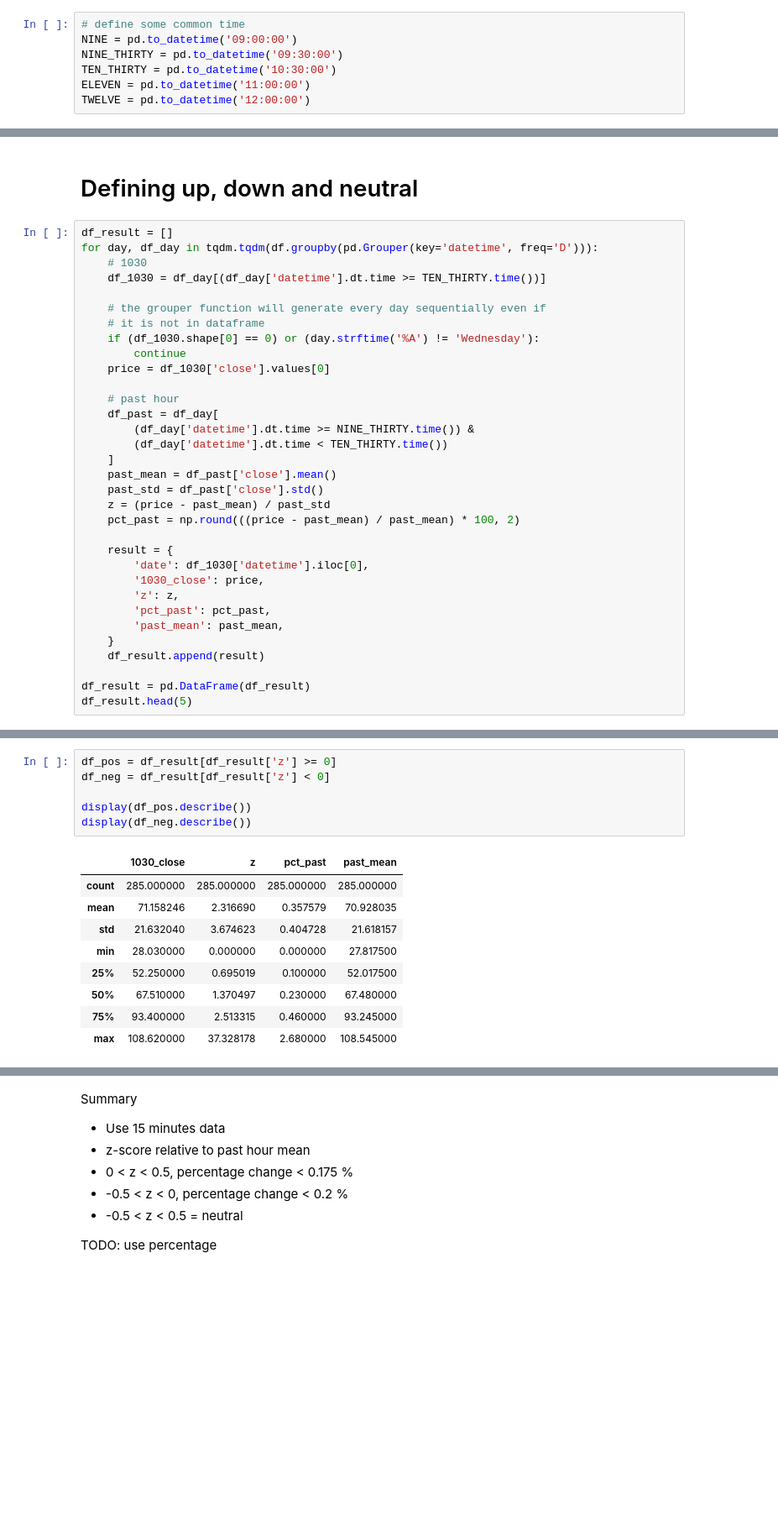
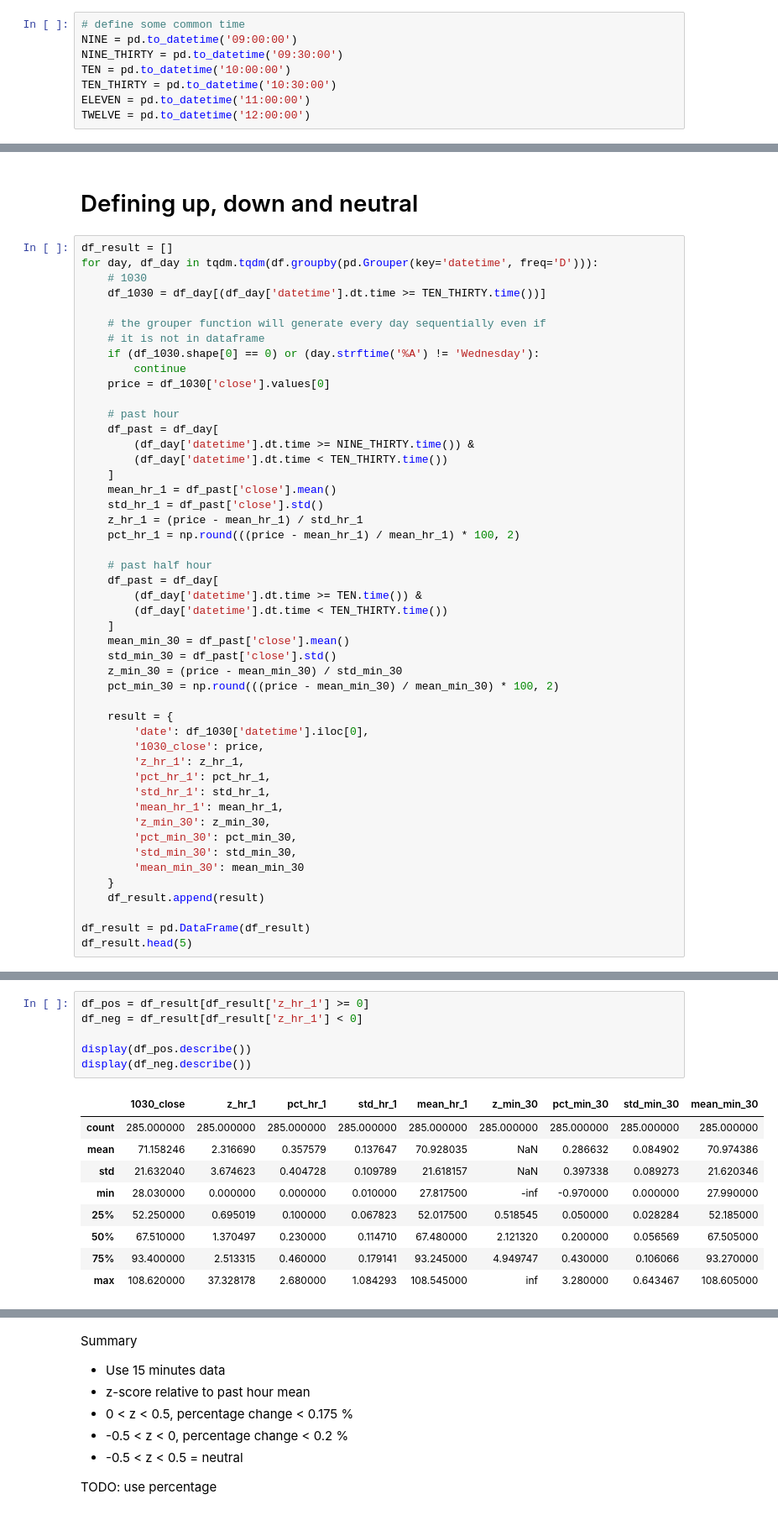
Before and after one commit to daQuincy/Takumi, a Jupyter notebook: 005 - feature_engineering.ipynb, the cells around one changed output, grey strips where cells are left out. Shown at 84% size. Cells and saved outputs as stored; diff of their text form; blank space fills up the shorter version.

```diff
--- a/005 - feature_engineering.ipynb
+++ b/005 - feature_engineering.ipynb
@@ -51,6 +50,7 @@ df.head()
 # define some common time
 NINE = pd.to_datetime('09:00:00')
 NINE_THIRTY = pd.to_datetime('09:30:00')
+TEN = pd.to_datetime('10:00:00')
 TEN_THIRTY = pd.to_datetime('10:30:00')
 ELEVEN = pd.to_datetime('11:00:00')
 TWELVE = pd.to_datetime('12:00:00')
@@ -254,17 +254,32 @@ for day, df_day in tqdm.tqdm(df.groupby(pd.Grouper(key='datetime', freq='D'))):
         (df_day['datetime'].dt.time >= NINE_THIRTY.time()) &
         (df_day['datetime'].dt.time < TEN_THIRTY.time())
     ]
-    past_mean = df_past['close'].mean()
-    past_std = df_past['close'].std()
-    z = (price - past_mean) / past_std
-    pct_past = np.round(((price - past_mean) / past_mean) * 100, 2)
+    mean_hr_1 = df_past['close'].mean()
+    std_hr_1 = df_past['close'].std()
+    z_hr_1 = (price - mean_hr_1) / std_hr_1
+    pct_hr_1 = np.round(((price - mean_hr_1) / mean_hr_1) * 100, 2)
+
+    # past half hour
+    df_past = df_day[
+        (df_day['datetime'].dt.time >= TEN.time()) &
+        (df_day['datetime'].dt.time < TEN_THIRTY.time())
+    ]
+    mean_min_30 = df_past['close'].mean()
+    std_min_30 = df_past['close'].std()
+    z_min_30 = (price - mean_min_30) / std_min_30
+    pct_min_30 = np.round(((price - mean_min_30) / mean_min_30) * 100, 2)
 
     result = {
         'date': df_1030['datetime'].iloc[0],
         '1030_close': price,
-        'z': z,
-        'pct_past': pct_past,
-        'past_mean': past_mean,
+        'z_hr_1': z_hr_1,
+        'pct_hr_1': pct_hr_1,
+        'std_hr_1': std_hr_1,
+        'mean_hr_1': mean_hr_1,
+        'z_min_30': z_min_30,
+        'pct_min_30': pct_min_30,
+        'std_min_30': std_min_30,
+        'mean_min_30': mean_min_30
     }
     df_result.append(result)
 
@@ -295,18 +311,18 @@ sns.boxplot(data=df_result['z'])
 <Axes: >
 [figure]
 # %%
-df_pos = df_result[df_result['z'] >= 0]
-df_neg = df_result[df_result['z'] < 0]
+df_pos = df_result[df_result['z_hr_1'] >= 0]
+df_neg = df_result[df_result['z_hr_1'] < 0]
 
 display(df_pos.describe())
 display(df_neg.describe())
 # %% [output]
-|  | 1030_close | z | pct_past | past_mean |
-| count | 285.000000 | 285.000000 | 285.000000 | 285.000000 |
-| mean | 71.158246 | 2.316690 | 0.357579 | 70.928035 |
-| std | 21.632040 | 3.674623 | 0.404728 | 21.618157 |
-| min | 28.030000 | 0.000000 | 0.000000 | 27.817500 |
-| 25% | 52.250000 | 0.695019 | 0.100000 | 52.017500 |
-| 50% | 67.510000 | 1.370497 | 0.230000 | 67.480000 |
-| 75% | 93.400000 | 2.513315 | 0.460000 | 93.245000 |
-| max | 108.620000 | 37.328178 | 2.680000 | 108.545000 |
+|  | 1030_close | z_hr_1 | pct_hr_1 | std_hr_1 | mean_hr_1 | z_min_30 | pct_min_30 | std_min_30 | mean_min_30 |
+| count | 285.000000 | 285.000000 | 285.000000 | 285.000000 | 285.000000 | 285.000000 | 285.000000 | 285.000000 | 285.000000 |
+| mean | 71.158246 | 2.316690 | 0.357579 | 0.137647 | 70.928035 | NaN | 0.286632 | 0.084902 | 70.974386 |
+| std | 21.632040 | 3.674623 | 0.404728 | 0.109789 | 21.618157 | NaN | 0.397338 | 0.089273 | 21.620346 |
+| min | 28.030000 | 0.000000 | 0.000000 | 0.010000 | 27.817500 | -inf | -0.970000 | 0.000000 | 27.990000 |
+| 25% | 52.250000 | 0.695019 | 0.100000 | 0.067823 | 52.017500 | 0.518545 | 0.050000 | 0.028284 | 52.185000 |
+| 50% | 67.510000 | 1.370497 | 0.230000 | 0.114710 | 67.480000 | 2.121320 | 0.200000 | 0.056569 | 67.505000 |
+| 75% | 93.400000 | 2.513315 | 0.460000 | 0.179141 | 93.245000 | 4.949747 | 0.430000 | 0.106066 | 93.270000 |
+| max | 108.620000 | 37.328178 | 2.680000 | 1.084293 | 108.545000 | inf | 3.280000 | 0.643467 | 108.605000 |
```
Also changed, not shown: parts of 27 cells of this notebook, 3 other files.
